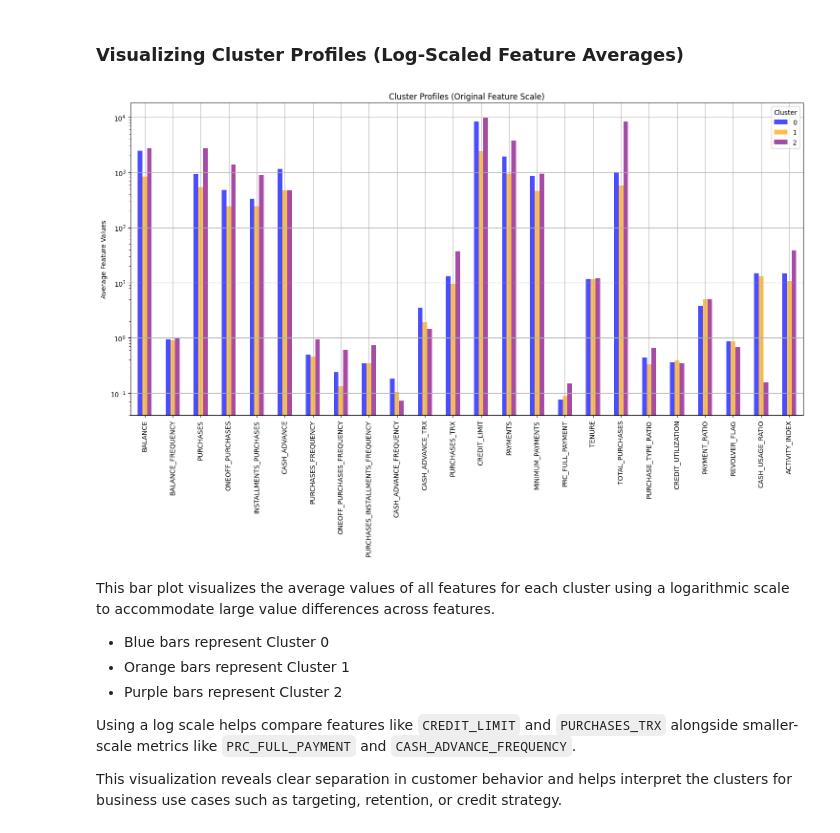
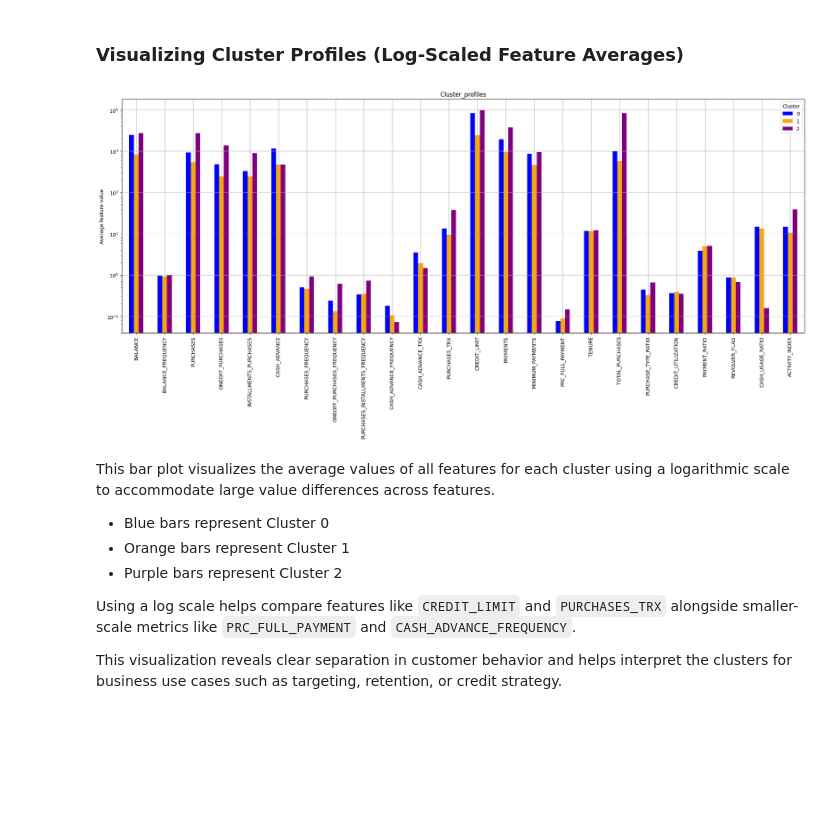
Before and after one commit to Sudais-shah/Bank-Customer-Segmentation-Targeted-Marketing-for-Wealth-Management, a Jupyter notebook: notebooks/03_model-training-evaluation-clusters-profiling.ipynb, the cells around one changed output. Drawn from its saved outputs; the diff is of its cells as text; code cells hidden in the pictures; blank space fills up the shorter version.

```diff
--- a/notebooks/03_model-training-evaluation-clusters-profiling.ipynb
+++ b/notebooks/03_model-training-evaluation-clusters-profiling.ipynb
@@ -488,19 +486,19 @@ Highlights:
 These descriptive statistics will help us define meaningful customer personas for segmentation strategy.
 # %% [markdown]
 ### Visualizing Cluster Profiles (Log-Scaled Feature Averages)
-# %%
-cluster_profiles = df_with_clusters.groupby('Cluster').mean().T
-
-cluster_profiles.plot(kind='bar', figsize=(15, 10), color=['blue', 'orange', 'purple'], alpha=0.7)
-plt.title("Cluster Profiles (Original Feature Scale)")
-plt.ylabel("Average Feature Values")
-plt.xticks(rotation=90)
-plt.grid(True)
-plt.yscale('log')
-plt.tight_layout()
-plt.show()
-# %% [output]
-[figure, removed]
+# %%
+cluster_profiles = df_with_clusters.groupby('Cluster').mean().T
+
+cluster_profiles.plot(kind='bar', color=['blue', 'orange', 'purple'] , figsize=(20,10) )
+plt.title("Cluster_profiles")
+plt.yscale('log')
+plt.ylabel('Average feature value')
+plt.xticks(rotation=90)
+plt.grid(True)
+plt.tight_layout()
+plt.show()
+# %% [output]
+[figure, added]
 # %% [markdown]
 This bar plot visualizes the average values of all features for each cluster using a logarithmic scale to accommodate large value differences across features.
 
```
Also changed, not shown: parts of 4 cells of this notebook, 1 other file.
